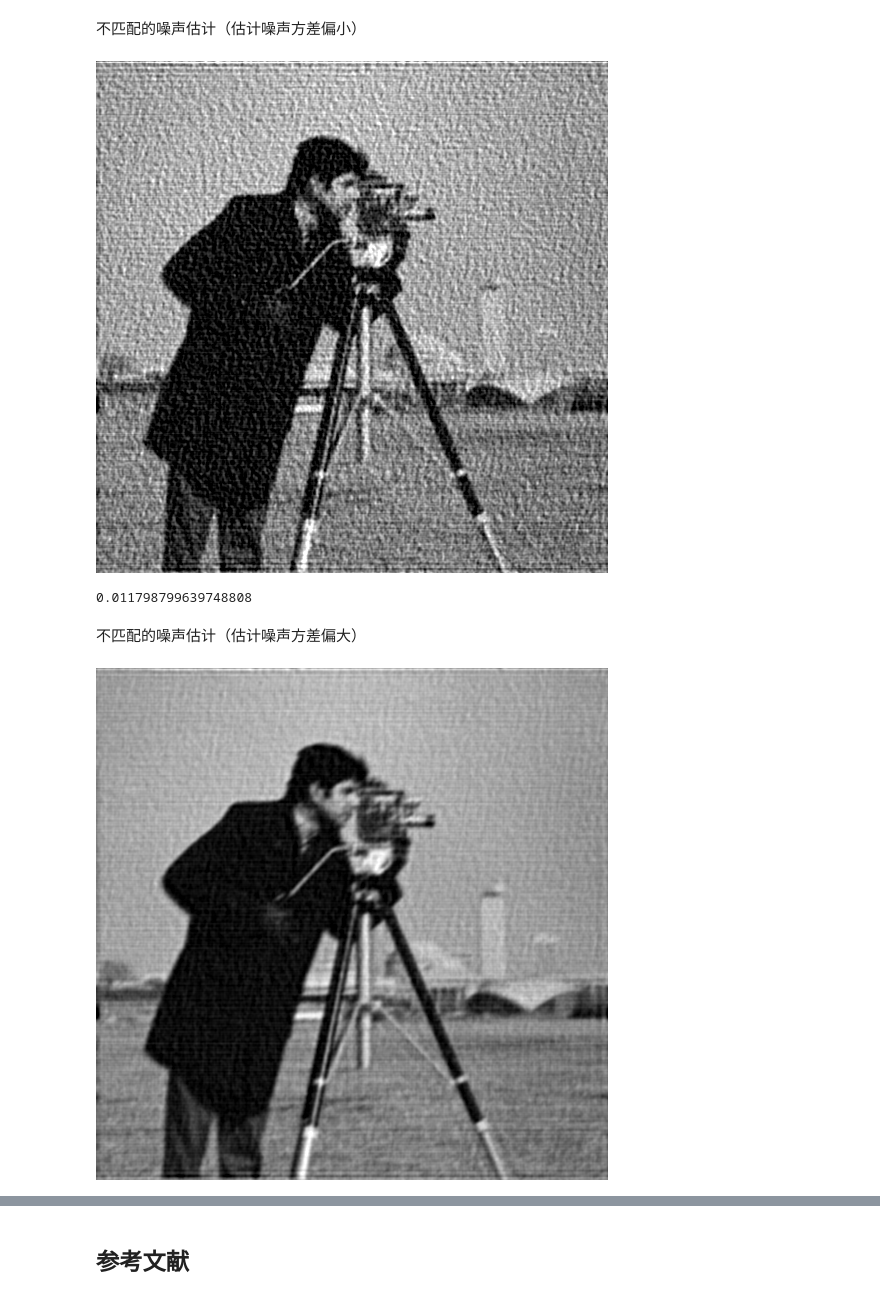
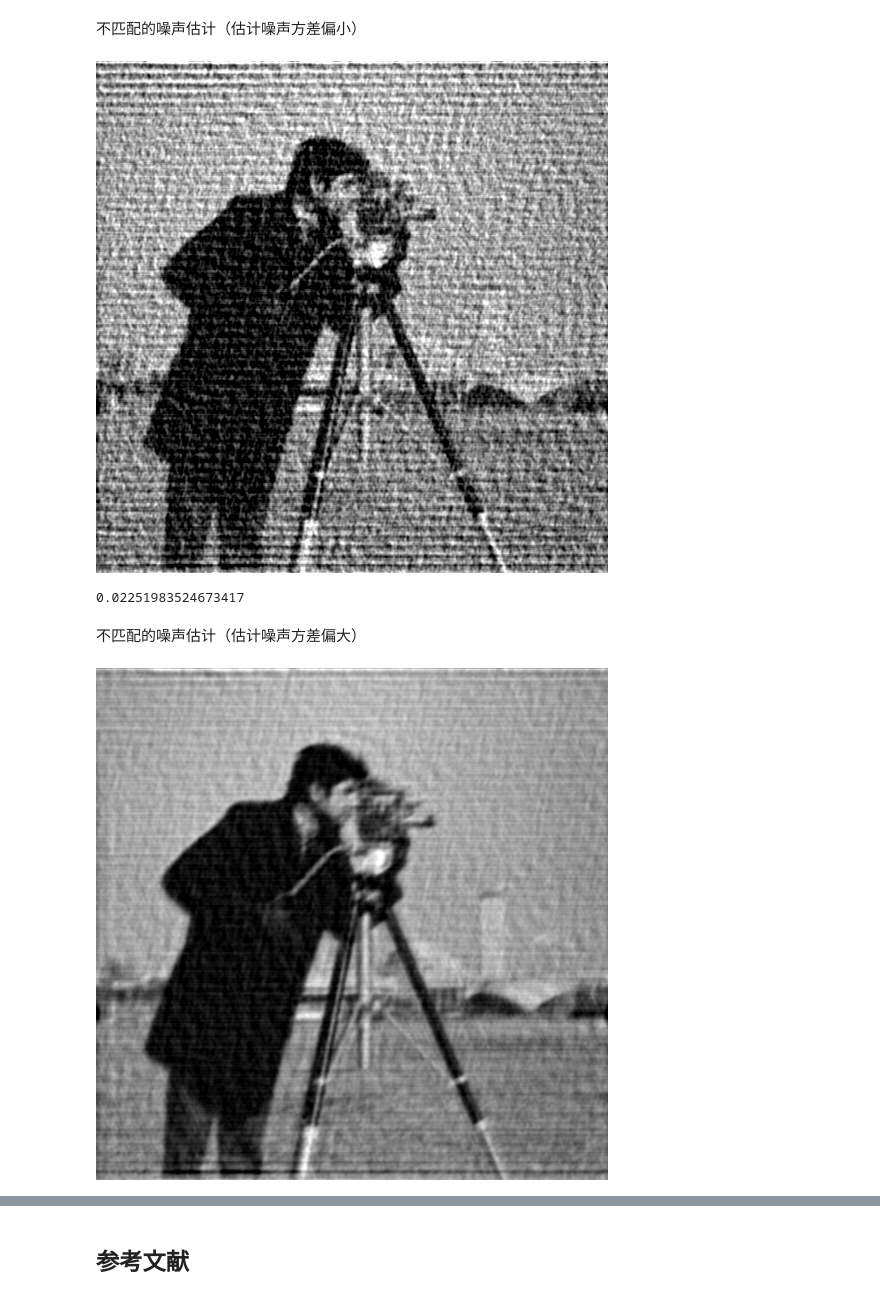
Before and after one commit to miRoox/HIT-DigitalSignalProcessing-Postgraduate, a Jupyter notebook: work.ipynb, the cells around one changed output, grey strips where cells are left out. Drawn from its saved outputs; the diff is of its cells as text; code cells hidden in the pictures.

```diff
--- a/work.ipynb
+++ b/work.ipynb
@@ -56,6 +56,6 @@ origin=testimage("cameraman")
 # %% [markdown]
 加入运动模糊
 # %%
-blurring=motionPSF(10,3π/18)
+blurring=motionPSF(18,3π/18)
 blurred=imfilter(origin,blurring)
 # %% [output]
@@ -109,19 +119,19 @@ mse(origin,recovered2)
 # %% [markdown]
 不匹配的噪声估计（估计噪声方差偏小）
 # %%
-recovered3=Gray.(fftshift(wiener(channelview(blurred_n2),channelview(origin),noise,blurring_p)))
+recovered3=Gray.(ifftshift(wiener(channelview(blurred_n2),channelview(origin),noise,blurring_p)))
 # %% [output]
-[figure, old version]
+[figure, new version]
 # %%
 mse(origin,recovered3)
 # %% [output]
-0.011798799639748808
+0.02251983524673417
 # %% [markdown]
 不匹配的噪声估计（估计噪声方差偏大）
 # %%
-recovered4=Gray.(fftshift(wiener(channelview(blurred_n),channelview(origin),noise2,blurring_p)))
+recovered4=Gray.(ifftshift(wiener(channelview(blurred_n),channelview(origin),noise2,blurring_p)))
 # %% [output]
-[figure, old version]
+[figure, new version]
 # %%
 mse(origin,recovered4)
 # %% [output]
```
Also changed, not shown: parts of 21 cells of this notebook.
